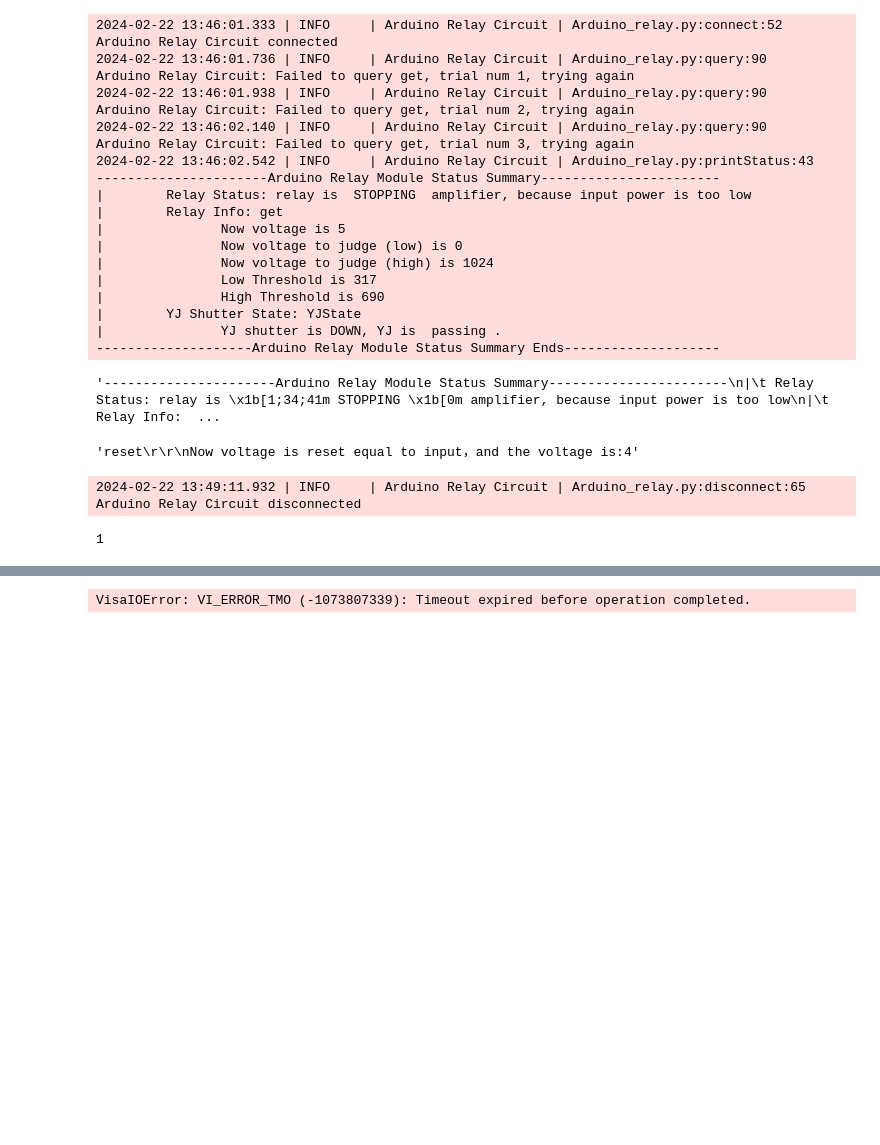
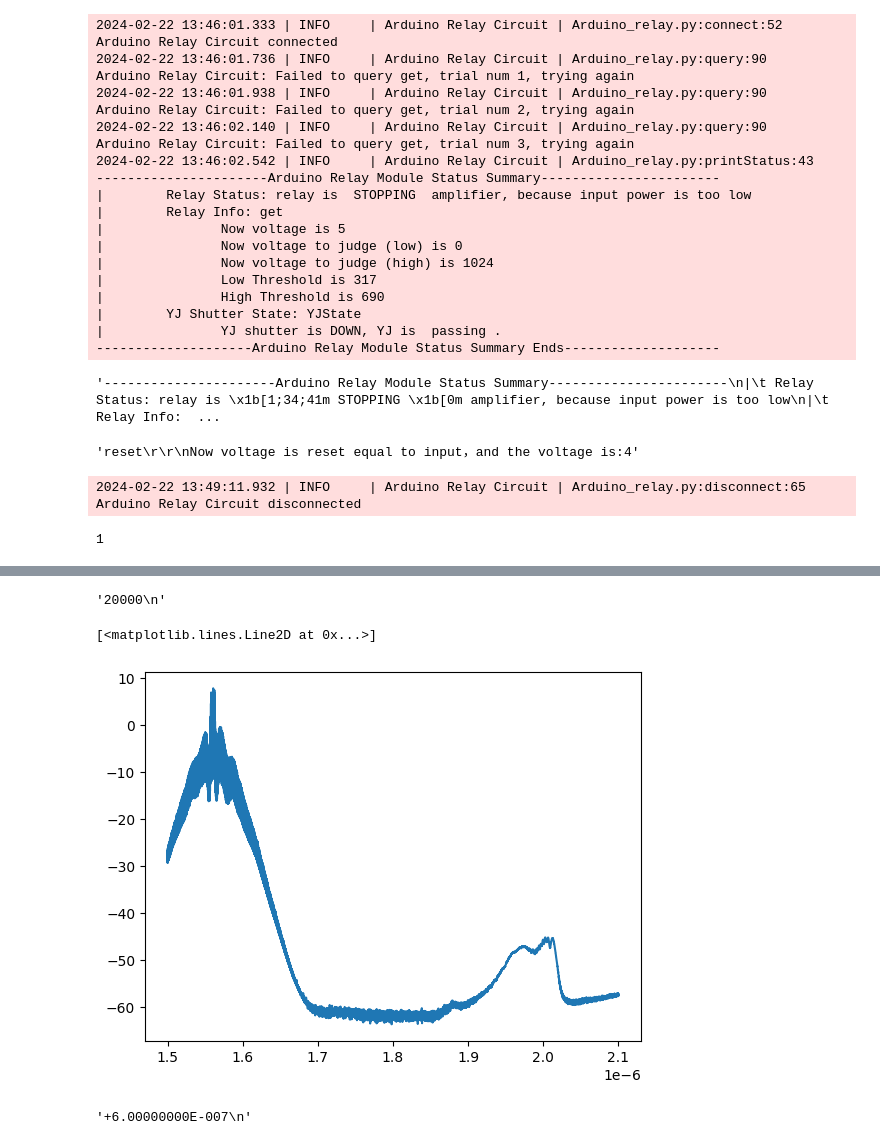
Before and after one commit to kester2015/KeckLFC-deploy, a Jupyter notebook: Notebooks/new_laptop_test.ipynb, the cells around one changed output, grey strips where cells are left out. Drawn from its saved outputs; the diff is of its cells as text; code cells hidden in the pictures; blank space fills up the shorter version.

```diff
--- a/Notebooks/new_laptop_test.ipynb
+++ b/Notebooks/new_laptop_test.ipynb
@@ -357,7 +357,10 @@ os.chdir(r'D:\astrocomb\KeckLFC-deploy')
 from Hardware.Clarity import Clarity
 clarity = Clarity()
 # %%
-from Hardware.AndoOSA_AQ6315E import AndoOSA_AQ6315E
-osa = AndoOSA_AQ6315E(addr='GPIB0::1::INSTR', name='Ando OSA AQ6315E')
+import os
+os.chdir(r'D:\astrocomb\KeckLFC-deploy')
+
+from Hardware.YOKOGAWAaq6375 import YOKOGAWAaq6375
+osa = YOKOGAWAaq6375(addr='GPIB0::1::INSTR', name='Ando OSA AQ6315E')
 osa.connect()
 # %% [output]
@@ -367,6 +370,18 @@ logger initialized
 Ando OSA AQ6315E connected
 1
 # %%
-osa.wlstart
+osa.get_sample_points()
 # %% [output]
-VisaIOError: VI_ERROR_TMO (-1073807339): Timeout expired before operation completed.
+'20000\n'
+# %%
+x,y=osa.get_trace('TRA')
+# %%
+import matplotlib.pyplot as plt
+plt.plot(x,y)
+# %% [output]
+[<matplotlib.lines.Line2D at 0x...>]
+[figure, added]
+# %%
+osa.query(":SENSE:WAVELENGTH:SPAN?")
+# %% [output]
+'+6.00000000E-007\n'
```
Also changed, not shown: parts of 27 cells of this notebook, 8 other files.
